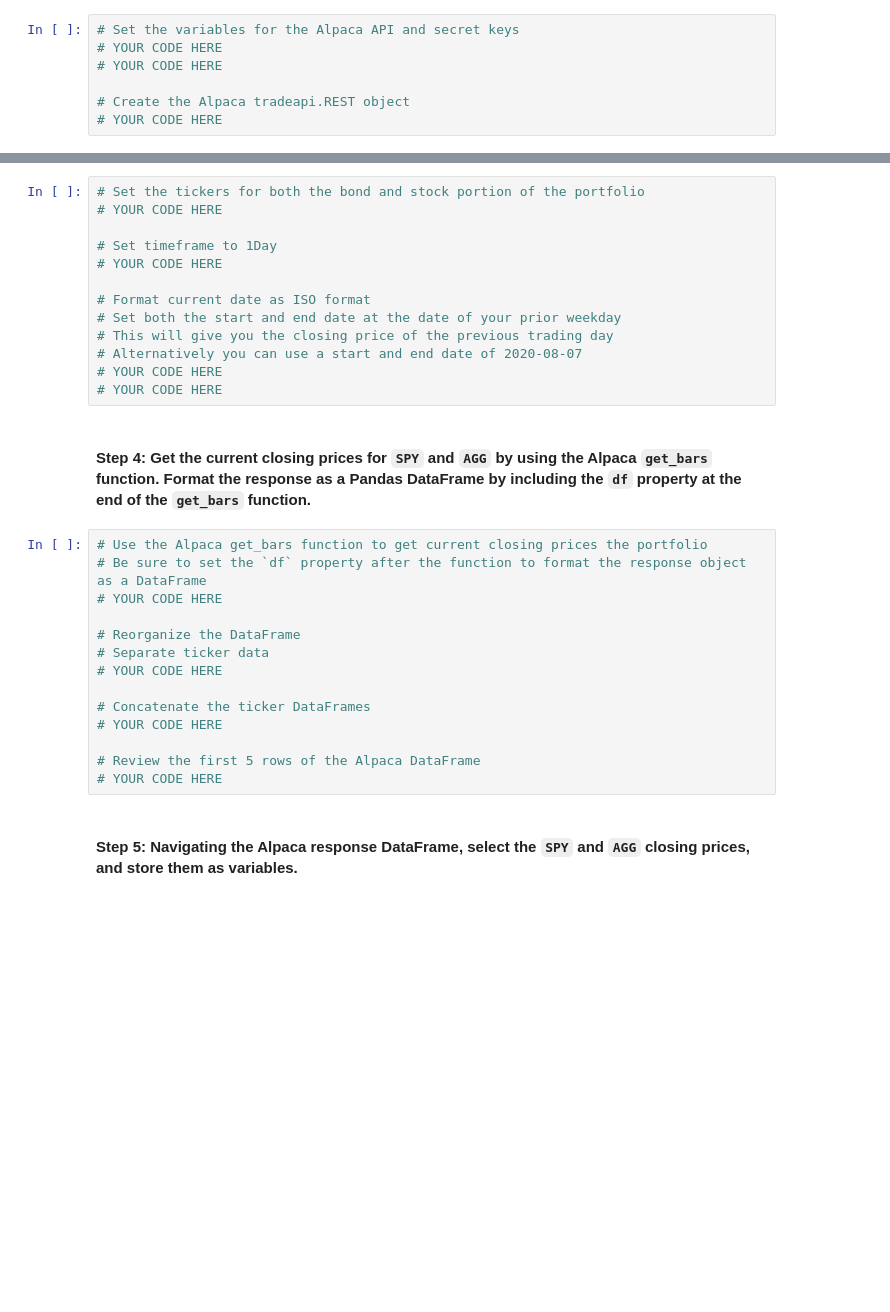
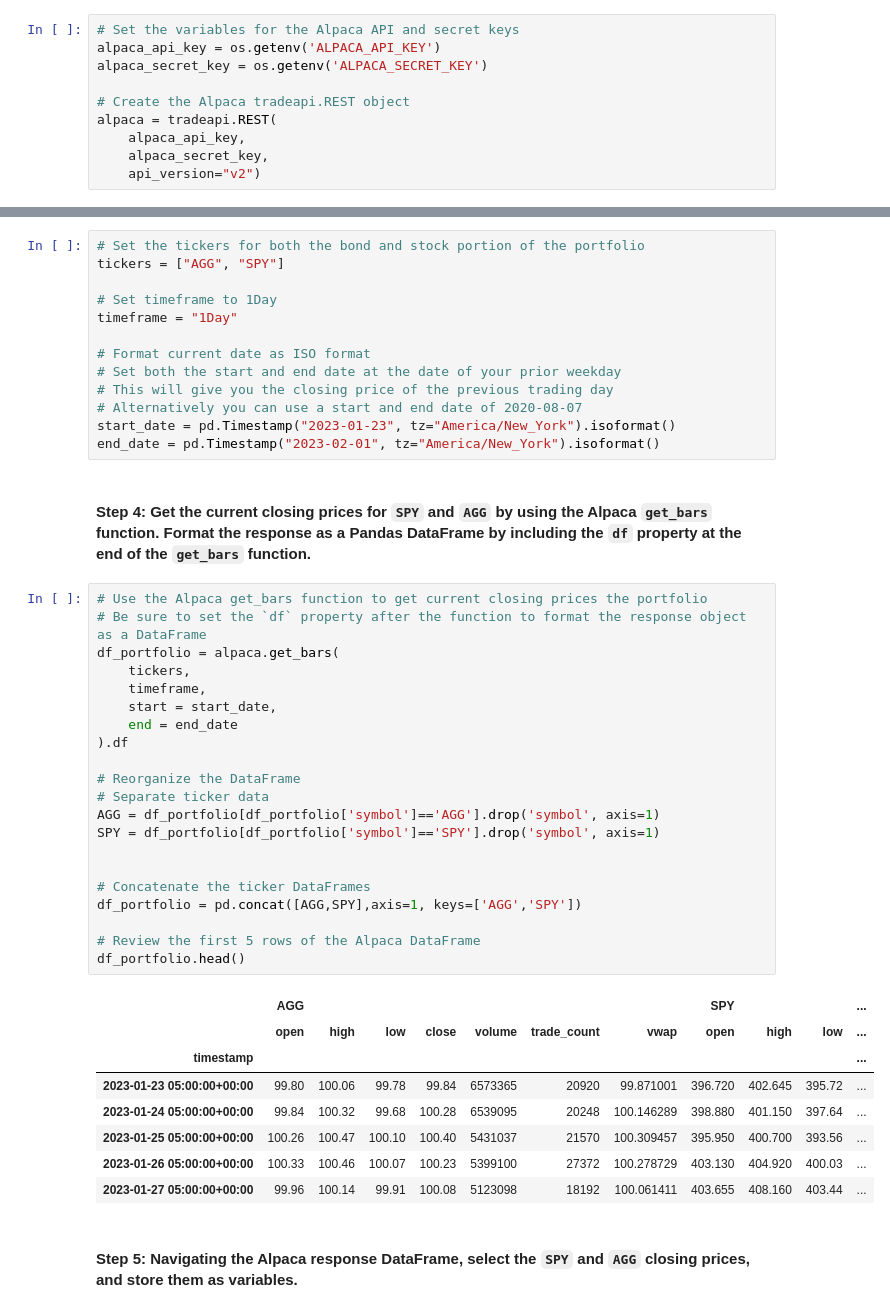
Before and after one commit to najibabounasr/Financial_Planner, a Jupyter notebook: financial_planning_tools.ipynb, the cells around one changed output, grey strips where cells are left out. Saved outputs shown, nothing was run; the diff lists cells and outputs as text; blank space fills up the shorter version.

```diff
--- a/financial_planning_tools.ipynb
+++ b/financial_planning_tools.ipynb
@@ -185,11 +187,14 @@ agg_shares = 200
 #### Step 2: Set the variables for the Alpaca API and secret keys. Using the Alpaca SDK, create the Alpaca `tradeapi.REST` object. In this object, include the parameters for the Alpaca API key, the secret key, and the version number.
 # %%
 # Set the variables for the Alpaca API and secret keys
-# YOUR CODE HERE
-# YOUR CODE HERE
+alpaca_api_key = os.getenv('ALPACA_API_KEY')
+alpaca_secret_key = os.getenv('ALPACA_SECRET_KEY')
 
 # Create the Alpaca tradeapi.REST object
-# YOUR CODE HERE
+alpaca = tradeapi.REST(
+    alpaca_api_key,
+    alpaca_secret_key,
+    api_version="v2")
 # %% [markdown]
 #### Step 3: Set the following parameters for the Alpaca API call:
 
@@ -200,33 +205,49 @@ agg_shares = 200
 - `start_date` and `end_date`: Use the same date for these parameters, and format them with the date of the previous weekday (or `2020-08-07`). This is because you want the one closing price for the most-recent trading day.
 # %%
 # Set the tickers for both the bond and stock portion of the portfolio
-# YOUR CODE HERE
+tickers = ["AGG", "SPY"]
 
 # Set timeframe to 1Day
-# YOUR CODE HERE
+timeframe = "1Day"
 
 # Format current date as ISO format
 # Set both the start and end date at the date of your prior weekday
 # This will give you the closing price of the previous trading day
 # Alternatively you can use a start and end date of 2020-08-07
-# YOUR CODE HERE
-# YOUR CODE HERE
+start_date = pd.Timestamp("2023-01-23", tz="America/New_York").isoformat()
+end_date = pd.Timestamp("2023-02-01", tz="America/New_York").isoformat()
 # %% [markdown]
 #### Step 4: Get the current closing prices for `SPY` and `AGG` by using the Alpaca `get_bars` function. Format the response as a Pandas DataFrame by including the `df` property at the end of the `get_bars` function.
 # %%
 # Use the Alpaca get_bars function to get current closing prices the portfolio
 # Be sure to set the `df` property after the function to format the response object as a DataFrame
-# YOUR CODE HERE
+df_portfolio = alpaca.get_bars(
+    tickers,
+    timeframe,
+    start = start_date,
+    end = end_date
+).df
 
 # Reorganize the DataFrame
 # Separate ticker data
-# YOUR CODE HERE
+AGG = df_portfolio[df_portfolio['symbol']=='AGG'].drop('symbol', axis=1)
+SPY = df_portfolio[df_portfolio['symbol']=='SPY'].drop('symbol', axis=1)
+
 
 # Concatenate the ticker DataFrames
-# YOUR CODE HERE
+df_portfolio = pd.concat([AGG,SPY],axis=1, keys=['AGG','SPY'])
 
 # Review the first 5 rows of the Alpaca DataFrame
-# YOUR CODE HERE
+df_portfolio.head()
+# %% [output]
+|  | AGG |  |  |  |  |  |  | SPY |  |  | ... |
+|  | open | high | low | close | volume | trade_count | vwap | open | high | low | ... |
+| timestamp |  |  |  |  |  |  |  |  |  |  | ... |
+| 2023-01-23 05:00:00+00:00 | 99.80 | 100.06 | 99.78 | 99.84 | 6573365 | 20920 | 99.871001 | 396.720 | 402.645 | 395.72 | ... |
+| 2023-01-24 05:00:00+00:00 | 99.84 | 100.32 | 99.68 | 100.28 | 6539095 | 20248 | 100.146289 | 398.880 | 401.150 | 397.64 | ... |
+| 2023-01-25 05:00:00+00:00 | 100.26 | 100.47 | 100.10 | 100.40 | 5431037 | 21570 | 100.309457 | 395.950 | 400.700 | 393.56 | ... |
+| 2023-01-26 05:00:00+00:00 | 100.33 | 100.46 | 100.07 | 100.23 | 5399100 | 27372 | 100.278729 | 403.130 | 404.920 | 400.03 | ... |
+| 2023-01-27 05:00:00+00:00 | 99.96 | 100.14 | 99.91 | 100.08 | 5123098 | 18192 | 100.061411 | 403.655 | 408.160 | 403.44 | ... |
 # %% [markdown]
 #### Step 5: Navigating the Alpaca response DataFrame, select the `SPY` and `AGG` closing prices, and store them as variables.
 # %%
```
Also changed, not shown: parts of 13 cells of this notebook.
